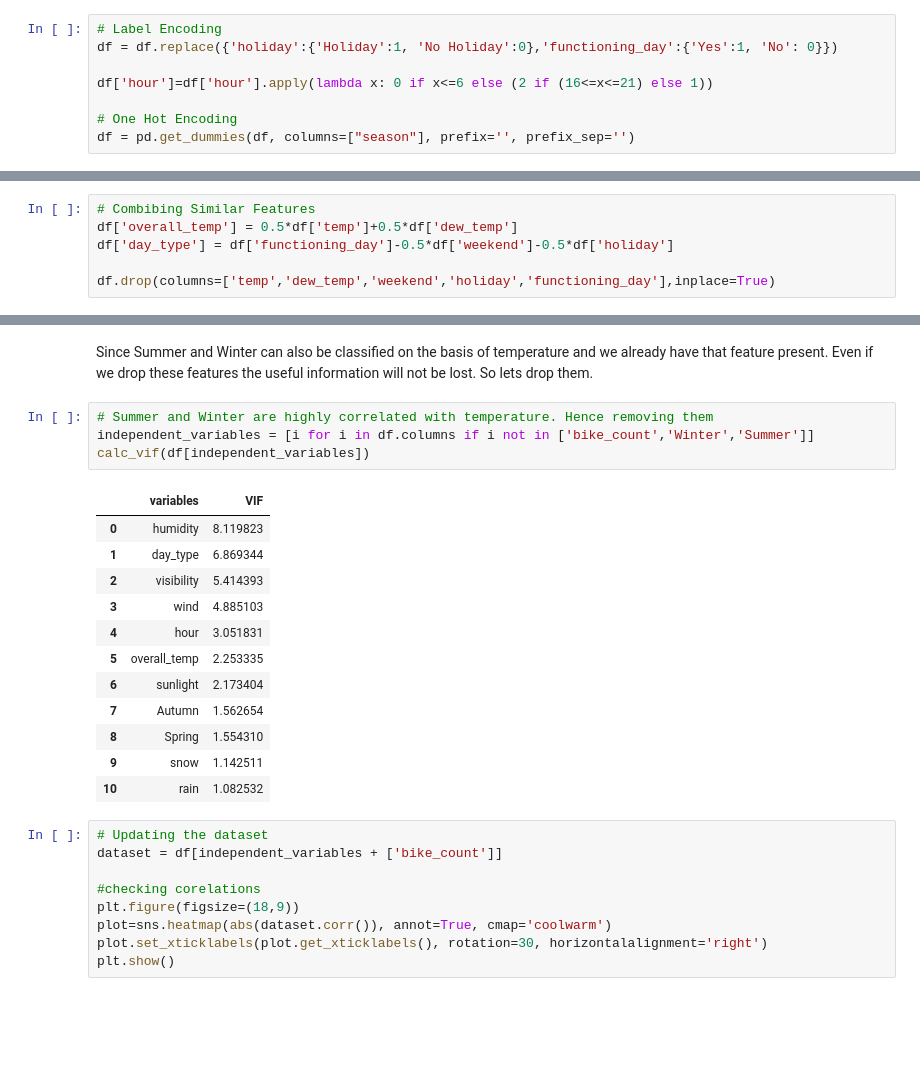
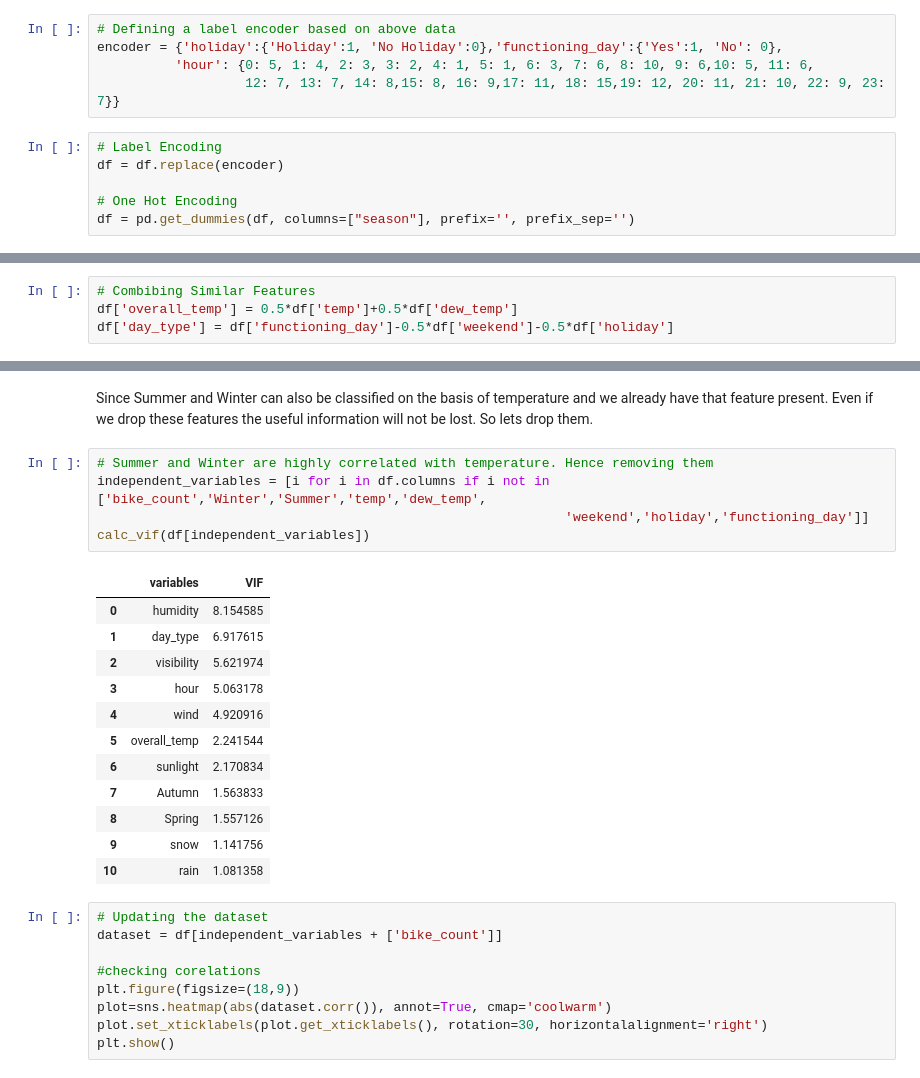
Before and after one commit to s-kp/CapstoneProject-MLRegression, a Jupyter notebook: Bike_Sharing_Demand_Prediction_Capstone_Project.ipynb, the cells around one changed output, grey strips where cells are left out. Cells and saved outputs as stored; diff of their text form; blank space fills up the shorter version.

```diff
--- a/Bike_Sharing_Demand_Prediction_Capstone_Project.ipynb
+++ b/Bike_Sharing_Demand_Prediction_Capstone_Project.ipynb
@@ -214,8 +238,11 @@ Name: functioning_day, dtype: int64
+# %%
+# Defining a label encoder based on above data
+encoder = {'holiday':{'Holiday':1, 'No Holiday':0},'functioning_day':{'Yes':1, 'No': 0},
+          'hour': {0: 5, 1: 4, 2: 3, 3: 2, 4: 1, 5: 1, 6: 3, 7: 6, 8: 10, 9: 6,10: 5, 11: 6,
+                   12: 7, 13: 7, 14: 8,15: 8, 16: 9,17: 11, 18: 15,19: 12, 20: 11, 21: 10, 22: 9, 23: 7}}
 # %%
 # Label Encoding
-df = df.replace({'holiday':{'Holiday':1, 'No Holiday':0},'functioning_day':{'Yes':1, 'No': 0}})
-
-df['hour']=df['hour'].apply(lambda x: 0 if x<=6 else (2 if (16<=x<=21) else 1))
+df = df.replace(encoder)
 
 # One Hot Encoding
 df = pd.get_dummies(df, columns=["season"], prefix='', prefix_sep='')
@@ -281,8 +308,6 @@ We can see some highly correlated features. Lets treat them either by combining
 # Combibing Similar Features
 df['overall_temp'] = 0.5*df['temp']+0.5*df['dew_temp']
 df['day_type'] = df['functioning_day']-0.5*df['weekend']-0.5*df['holiday']
-
-df.drop(columns=['temp','dew_temp','weekend','holiday','functioning_day'],inplace=True)
 # %%
 # Checking VIF for each variable
 independent_variables = [i for i in df.columns if i not in ['bike_count']]
@@ -306,21 +334,22 @@ calc_vif(df[independent_variables])
 Since Summer and Winter can also be classified on the basis of temperature and we already have that feature present. Even if we drop these features the useful information will not be lost. So lets drop them.
 # %%
 # Summer and Winter are highly correlated with temperature. Hence removing them
-independent_variables = [i for i in df.columns if i not in ['bike_count','Winter','Summer']]
+independent_variables = [i for i in df.columns if i not in ['bike_count','Winter','Summer','temp','dew_temp',
+                                                            'weekend','holiday','functioning_day']]
 calc_vif(df[independent_variables])
 # %% [output]
 |  | variables | VIF |
-| 0 | humidity | 8.119823 |
-| 1 | day_type | 6.869344 |
-| 2 | visibility | 5.414393 |
-| 3 | wind | 4.885103 |
-| 4 | hour | 3.051831 |
-| 5 | overall_temp | 2.253335 |
-| 6 | sunlight | 2.173404 |
-| 7 | Autumn | 1.562654 |
-| 8 | Spring | 1.554310 |
-| 9 | snow | 1.142511 |
-| 10 | rain | 1.082532 |
+| 0 | humidity | 8.154585 |
+| 1 | day_type | 6.917615 |
+| 2 | visibility | 5.621974 |
+| 3 | hour | 5.063178 |
+| 4 | wind | 4.920916 |
+| 5 | overall_temp | 2.241544 |
+| 6 | sunlight | 2.170834 |
+| 7 | Autumn | 1.563833 |
+| 8 | Spring | 1.557126 |
+| 9 | snow | 1.141756 |
+| 10 | rain | 1.081358 |
 # %%
 # Updating the dataset
 dataset = df[independent_variables + ['bike_count']]
```
Also changed, not shown: parts of 16 cells of this notebook.
